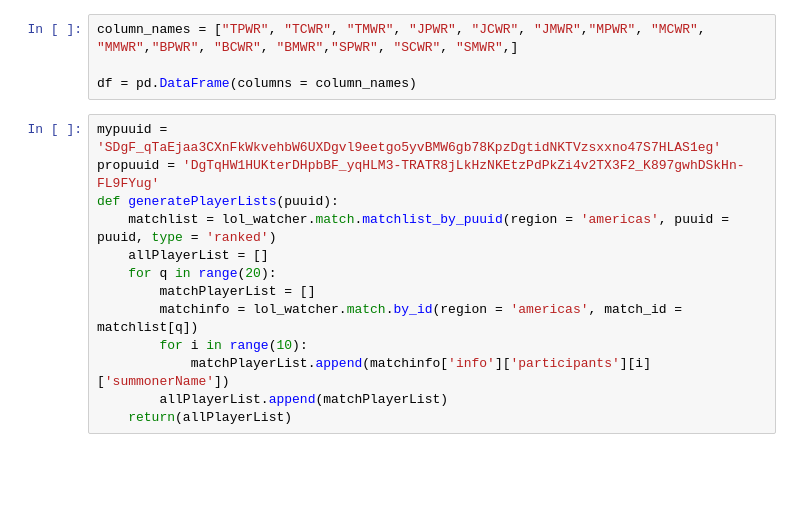
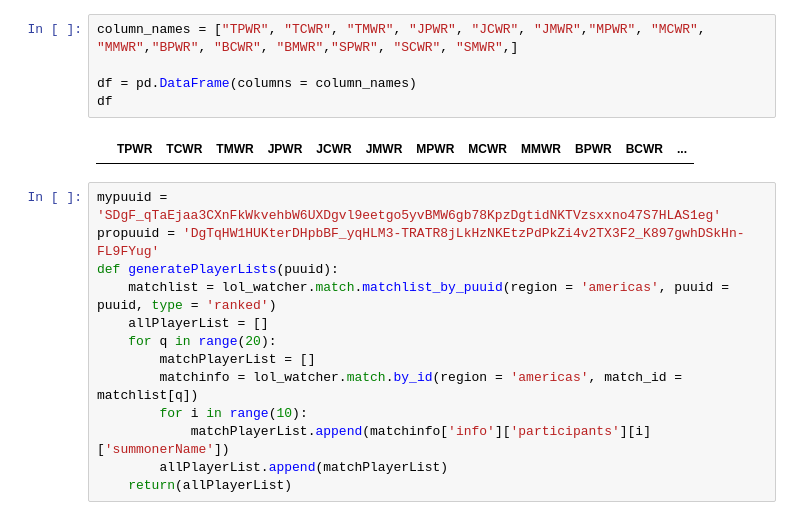
Before and after one commit to ryankkien/LOLDodgeTool, a Jupyter notebook: Untitled-1.ipynb, the cells around one changed output. Saved outputs shown, nothing was run; the diff lists cells and outputs as text; blank space fills up the shorter version.

```diff
--- a/Untitled-1.ipynb
+++ b/Untitled-1.ipynb
@@ -50,7 +52,10 @@ lol_watcher.match.matchlist_by_puuid(region = 'americas', puuid='SDgF_qTaEjaa3CX
 # %%
 column_names = ["TPWR", "TCWR", "TMWR", "JPWR", "JCWR", "JMWR","MPWR", "MCWR", "MMWR","BPWR", "BCWR", "BMWR","SPWR", "SCWR", "SMWR",]
 
 df = pd.DataFrame(columns = column_names)
+df
+# %% [output]
+|  | TPWR | TCWR | TMWR | JPWR | JCWR | JMWR | MPWR | MCWR | MMWR | BPWR | BCWR | ... |
 # %%
 mypuuid = 'SDgF_qTaEjaa3CXnFkWkvehbW6UXDgvl9eetgo5yvBMW6gb78KpzDgtidNKTVzsxxno47S7HLAS1eg'
 propuuid = 'DgTqHW1HUKterDHpbBF_yqHLM3-TRATR8jLkHzNKEtzPdPkZi4v2TX3F2_K897gwhDSkHn-FL9FYug'
```
Also changed, not shown: parts of 11 cells of this notebook.
